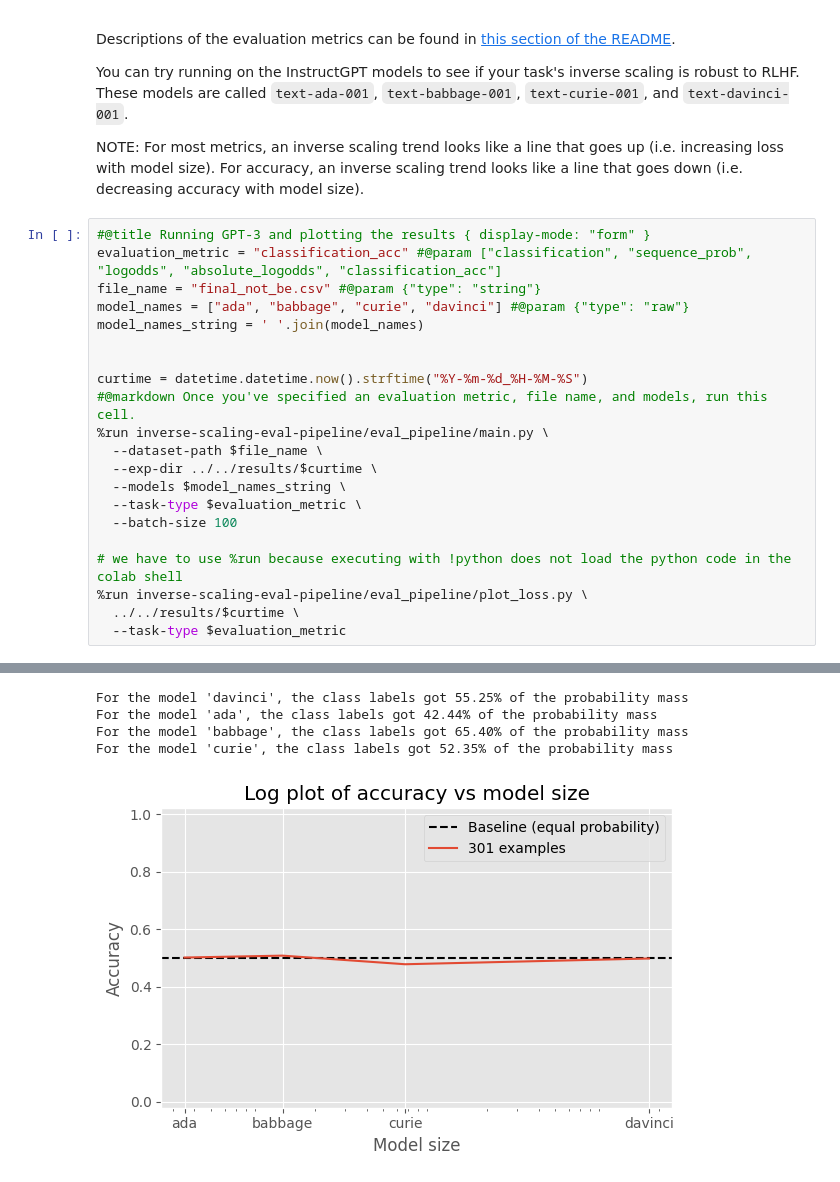
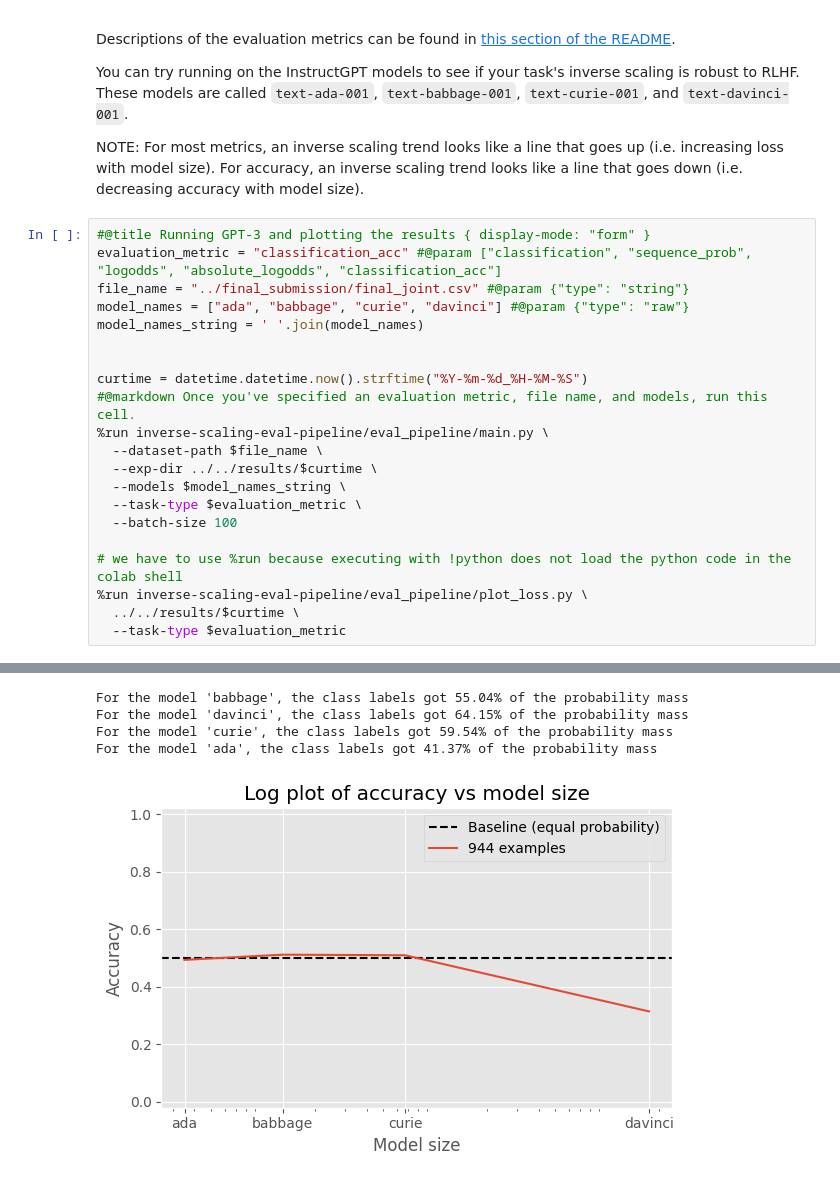
Before and after one commit to yuhui-zh15/InverseScaling, a Jupyter notebook: eval_pipeline/Inverse_Scaling_GPT_3_Colab.ipynb, the cells around one changed output, grey strips where cells are left out. Cells and saved outputs as stored; diff of their text form.

Commit message:
update final plot

```diff
--- a/eval_pipeline/Inverse_Scaling_GPT_3_Colab.ipynb
+++ b/eval_pipeline/Inverse_Scaling_GPT_3_Colab.ipynb
@@ -34,7 +34,7 @@ NOTE: For most metrics, an inverse scaling trend looks like a line that goes up
 # %%
 #@title Running GPT-3 and plotting the results { display-mode: "form" }
 evaluation_metric = "classification_acc" #@param ["classification", "sequence_prob", "logodds", "absolute_logodds", "classification_acc"]
-file_name = "final_not_be.csv" #@param {"type": "string"}
+file_name = "../final_submission/final_joint.csv" #@param {"type": "string"}
 model_names = ["ada", "babbage", "curie", "davinci"] #@param {"type": "raw"}
 model_names_string = ' '.join(model_names)
 
@@ -60,5 +60,5 @@ Namespace(batch_size=100, dataset=None, dataset_path='final_not_be.csv', exp_dir
-For the model 'davinci', the class labels got 55.25% of the probability mass
-For the model 'ada', the class labels got 42.44% of the probability mass
-For the model 'babbage', the class labels got 65.40% of the probability mass
-For the model 'curie', the class labels got 52.35% of the probability mass
+For the model 'babbage', the class labels got 55.04% of the probability mass
+For the model 'davinci', the class labels got 64.15% of the probability mass
+For the model 'curie', the class labels got 59.54% of the probability mass
+For the model 'ada', the class labels got 41.37% of the probability mass
-[figure, old version]
+[figure, new version]
```
Also changed, not shown: parts of 2 cells of this notebook.
